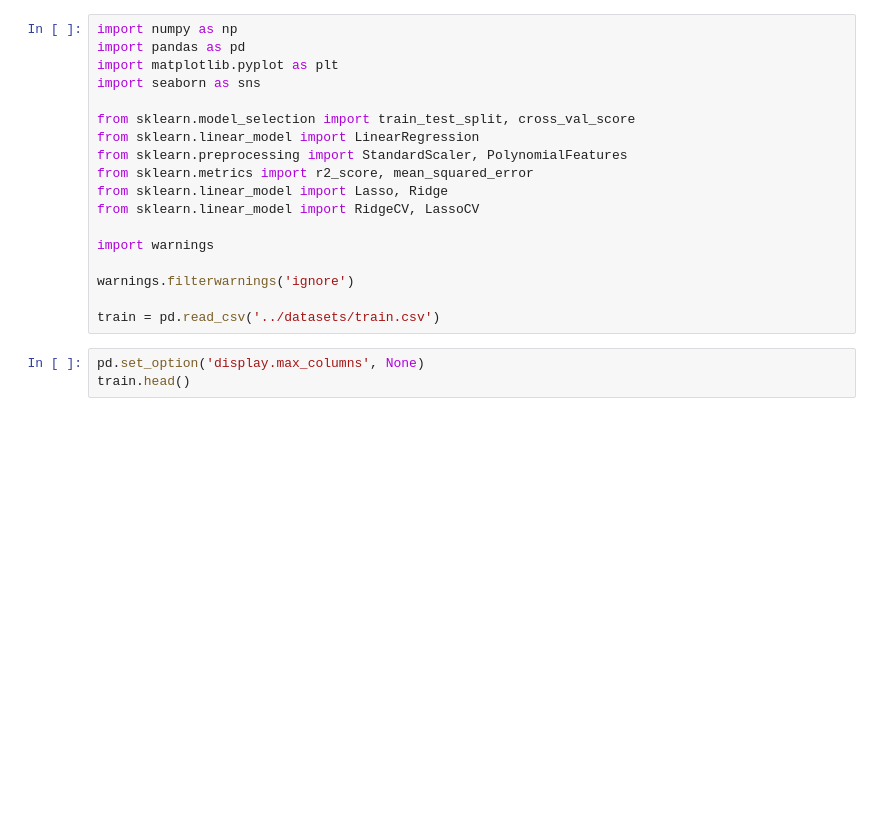
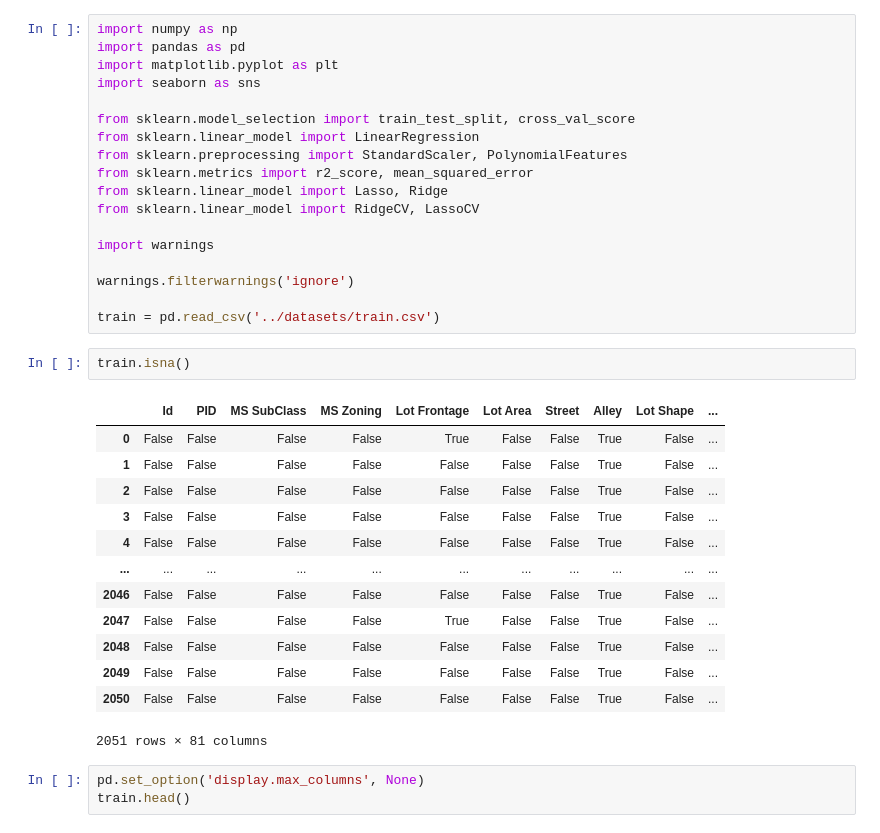
Before and after one commit to mjwill206/ames-housing-prices, a Jupyter notebook: notebooks/1_Cleaning_EDA_features.ipynb, the cells around one changed output. Cells and saved outputs as stored; diff of their text form; blank space fills up the shorter version.

```diff
--- a/notebooks/1_Cleaning_EDA_features.ipynb
+++ b/notebooks/1_Cleaning_EDA_features.ipynb
@@ -18,6 +18,22 @@ import warnings
 warnings.filterwarnings('ignore')
 
 train = pd.read_csv('../datasets/train.csv')
+# %%
+train.isna()
+# %% [output]
+|  | Id | PID | MS SubClass | MS Zoning | Lot Frontage | Lot Area | Street | Alley | Lot Shape | ... |
+| 0 | False | False | False | False | True | False | False | True | False | ... |
+| 1 | False | False | False | False | False | False | False | True | False | ... |
+| 2 | False | False | False | False | False | False | False | True | False | ... |
+| 3 | False | False | False | False | False | False | False | True | False | ... |
+| 4 | False | False | False | False | False | False | False | True | False | ... |
+| ... | ... | ... | ... | ... | ... | ... | ... | ... | ... | ... |
+| 2046 | False | False | False | False | False | False | False | True | False | ... |
+| 2047 | False | False | False | False | True | False | False | True | False | ... |
+| 2048 | False | False | False | False | False | False | False | True | False | ... |
+| 2049 | False | False | False | False | False | False | False | True | False | ... |
+| 2050 | False | False | False | False | False | False | False | True | False | ... |
+2051 rows × 81 columns
 # %%
 pd.set_option('display.max_columns', None)
 train.head()
```
Also changed, not shown: 24 other files.
